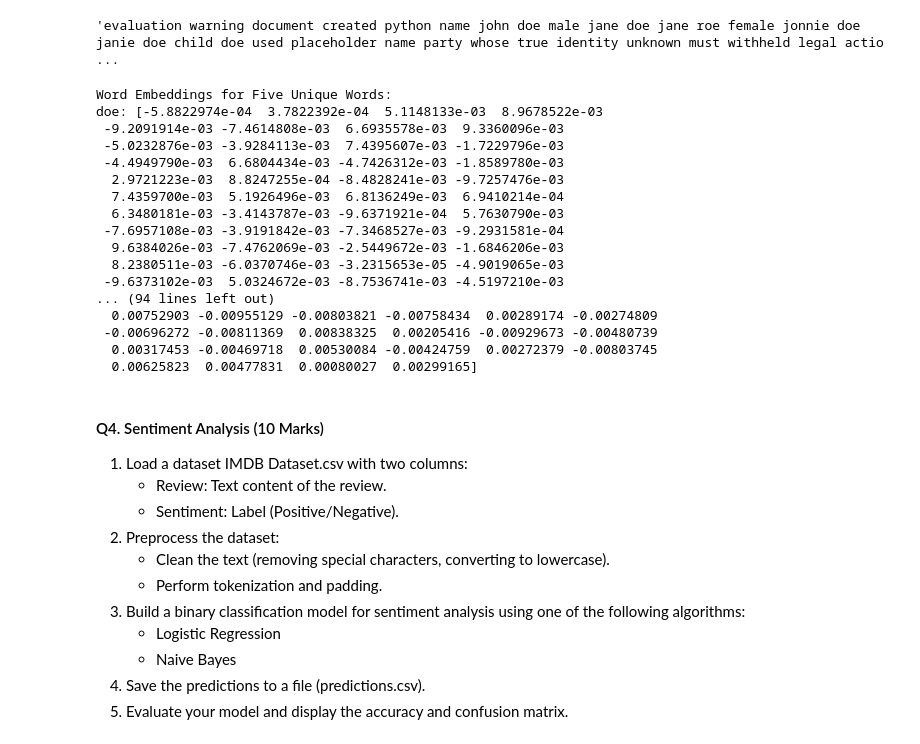
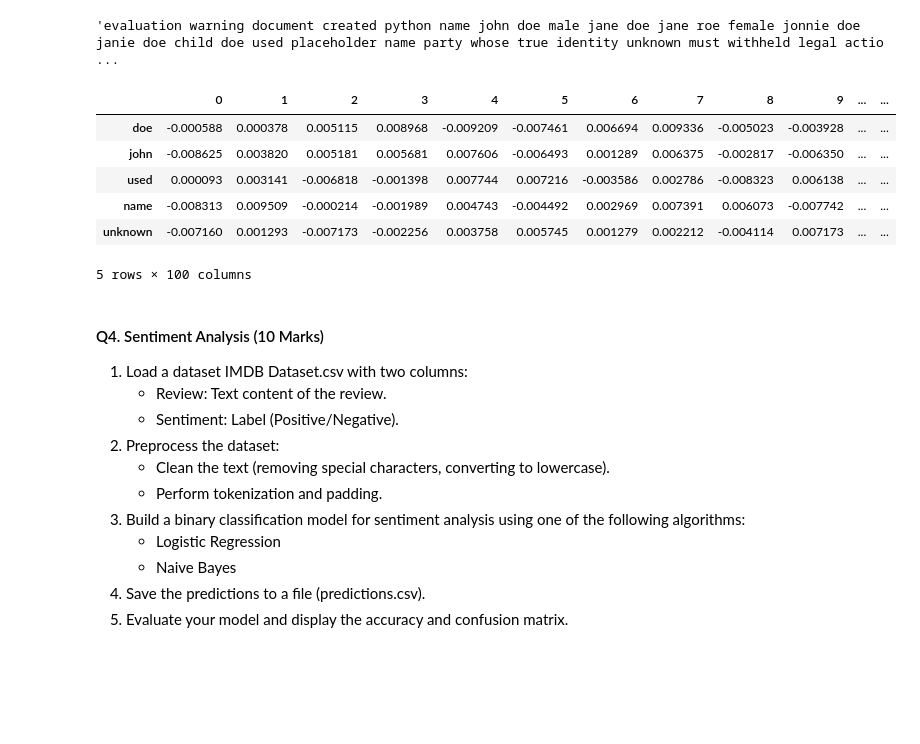
Before and after one commit to sngrajesh/NaturalLanguageProcessingAndComputerVision, a Jupyter notebook: assignments/8028_Rajesh_B2.ipynb, the cells around one changed output. Saved outputs shown, nothing was run; the diff lists cells and outputs as text; code cells hidden in the pictures; blank space fills up the shorter version.

```diff
--- a/assignments/8028_Rajesh_B2.ipynb
+++ b/assignments/8028_Rajesh_B2.ipynb
@@ -173,4 +195,10 @@ preprocessed_text
 # %% [output]
 'evaluation warning document created python name john doe male jane doe jane roe female jonnie doe janie doe child doe used placeholder name party whose true identity unknown must withheld legal actio ...
 # %%
-word2vec_model = Word2Vec(sentences=[word_tokenize(preprocessed_text)], vector_size=100, window=5, min_count=1, workers=4)
+word2vec_model = Word2Vec(
+    sentences=[word_tokenize(preprocessed_text)],
+    vector_size=100,
+    window=5,
+    min_count=1,
+    workers=4
+)
@@ -181,24 +205,17 @@ word_embeddings = {word: word2vec_model.wv[word] for word in sample_words}
-# %%
-print("Word Embeddings for Five Unique Words:")
-for word, embedding in word_embeddings.items():
-    print(f"{word}: {embedding}")
-# %% [output]
-Word Embeddings for Five Unique Words:
-doe: [-5.8822974e-04  3.7822392e-04  5.1148133e-03  8.9678522e-03
- -9.2091914e-03 -7.4614808e-03  6.6935578e-03  9.3360096e-03
- -5.0232876e-03 -3.9284113e-03  7.4395607e-03 -1.7229796e-03
- -4.4949790e-03  6.6804434e-03 -4.7426312e-03 -1.8589780e-03
-  2.9721223e-03  8.8247255e-04 -8.4828241e-03 -9.7257476e-03
-  7.4359700e-03  5.1926496e-03  6.8136249e-03  6.9410214e-04
-  6.3480181e-03 -3.4143787e-03 -9.6371921e-04  5.7630790e-03
- -7.6957108e-03 -3.9191842e-03 -7.3468527e-03 -9.2931581e-04
-  9.6384026e-03 -7.4762069e-03 -2.5449672e-03 -1.6846206e-03
-  8.2380511e-03 -6.0370746e-03 -3.2315653e-05 -4.9019065e-03
- -9.6373102e-03  5.0324672e-03 -8.7536741e-03 -4.5197210e-03
-... (94 lines left out)
-  0.00752903 -0.00955129 -0.00803821 -0.00758434  0.00289174 -0.00274809
- -0.00696272 -0.00811369  0.00838325  0.00205416 -0.00929673 -0.00480739
-  0.00317453 -0.00469718  0.00530084 -0.00424759  0.00272379 -0.00803745
-  0.00625823  0.00477831  0.00080027  0.00299165]
+# %%
+# Showing the embeddig of 5 words
+df = pd.DataFrame(
+    word2vec_model.wv.vectors,
+    index=word2vec_model.wv.index_to_key
+)
+df.head()
+# %% [output]
+|  | 0 | 1 | 2 | 3 | 4 | 5 | 6 | 7 | 8 | 9 | ... | ... |
+| doe | -0.000588 | 0.000378 | 0.005115 | 0.008968 | -0.009209 | -0.007461 | 0.006694 | 0.009336 | -0.005023 | -0.003928 | ... | ... |
+| john | -0.008625 | 0.003820 | 0.005181 | 0.005681 | 0.007606 | -0.006493 | 0.001289 | 0.006375 | -0.002817 | -0.006350 | ... | ... |
+| used | 0.000093 | 0.003141 | -0.006818 | -0.001398 | 0.007744 | 0.007216 | -0.003586 | 0.002786 | -0.008323 | 0.006138 | ... | ... |
+| name | -0.008313 | 0.009509 | -0.000214 | -0.001989 | 0.004743 | -0.004492 | 0.002969 | 0.007391 | 0.006073 | -0.007742 | ... | ... |
+| unknown | -0.007160 | 0.001293 | -0.007173 | -0.002256 | 0.003758 | 0.005745 | 0.001279 | 0.002212 | -0.004114 | 0.007173 | ... | ... |
+5 rows × 100 columns
 # %%
 # Save the word embeddings to a .csv file
```
Also changed, not shown: parts of 39 cells of this notebook, 1 other file.
